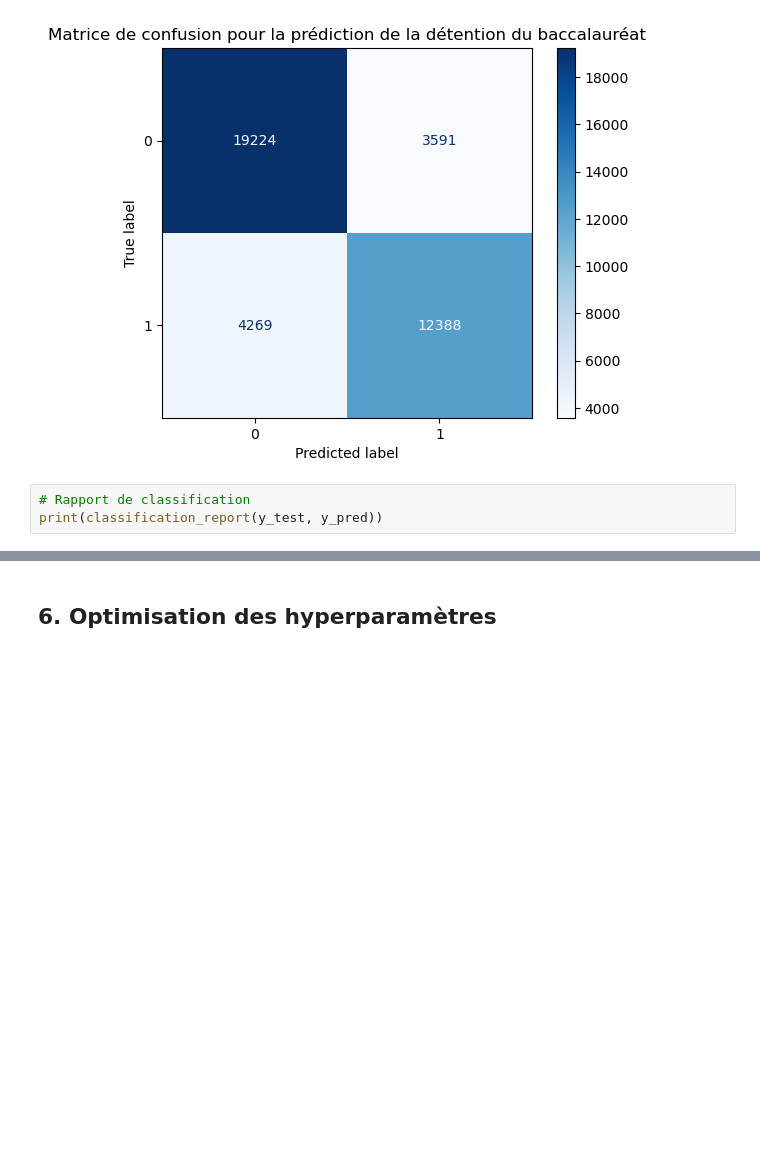
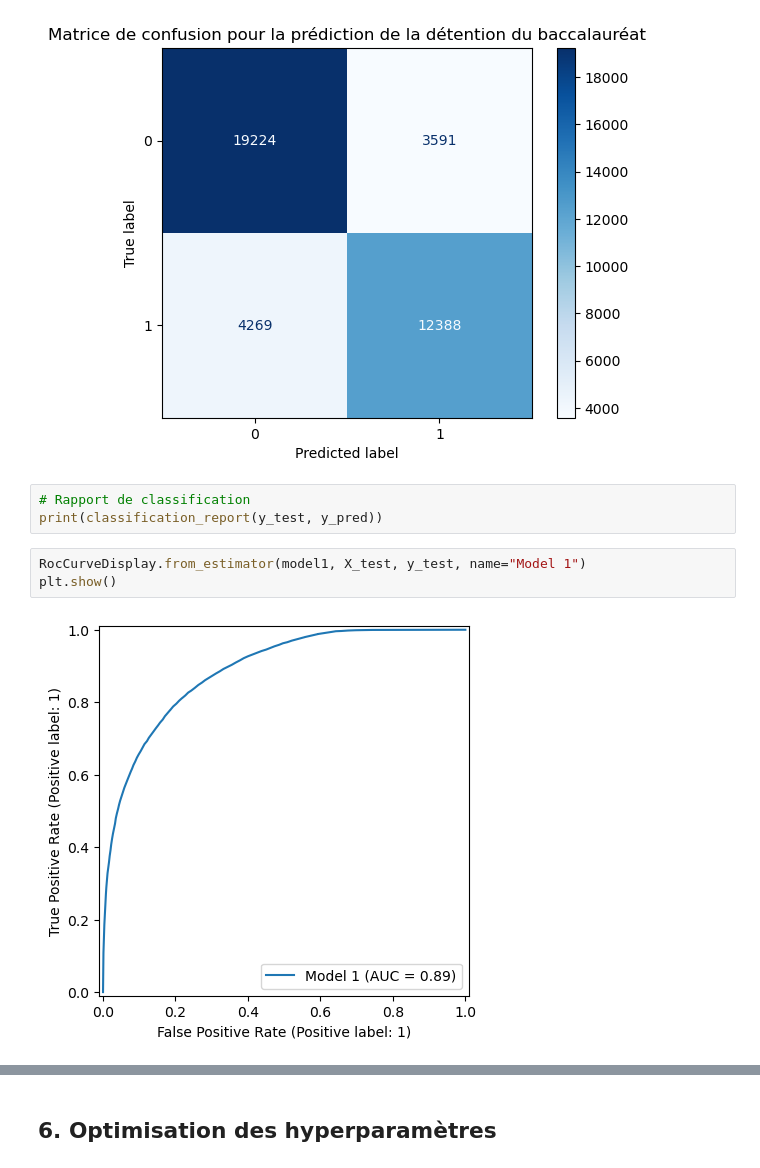
Before and after one commit to InseeFrLab/methodes_ensemblistes_notebooks, a Jupyter notebook: Python/classification_binaire_rf.ipynb, the cells around one changed output, grey strips where cells are left out. Saved outputs shown, nothing was run; the diff lists cells and outputs as text; blank space fills up the shorter version.

```diff
--- a/Python/classification_binaire_rf.ipynb
+++ b/Python/classification_binaire_rf.ipynb
@@ -256,3 +258,8 @@ plt.show()
 # %%
 # Rapport de classification
 print(classification_report(y_test, y_pred))
+# %%
+RocCurveDisplay.from_estimator(model1, X_test, y_test, name="Model 1")
+plt.show()
+# %% [output]
+[figure, added]
```
Also changed, not shown: parts of 4 cells of this notebook.
